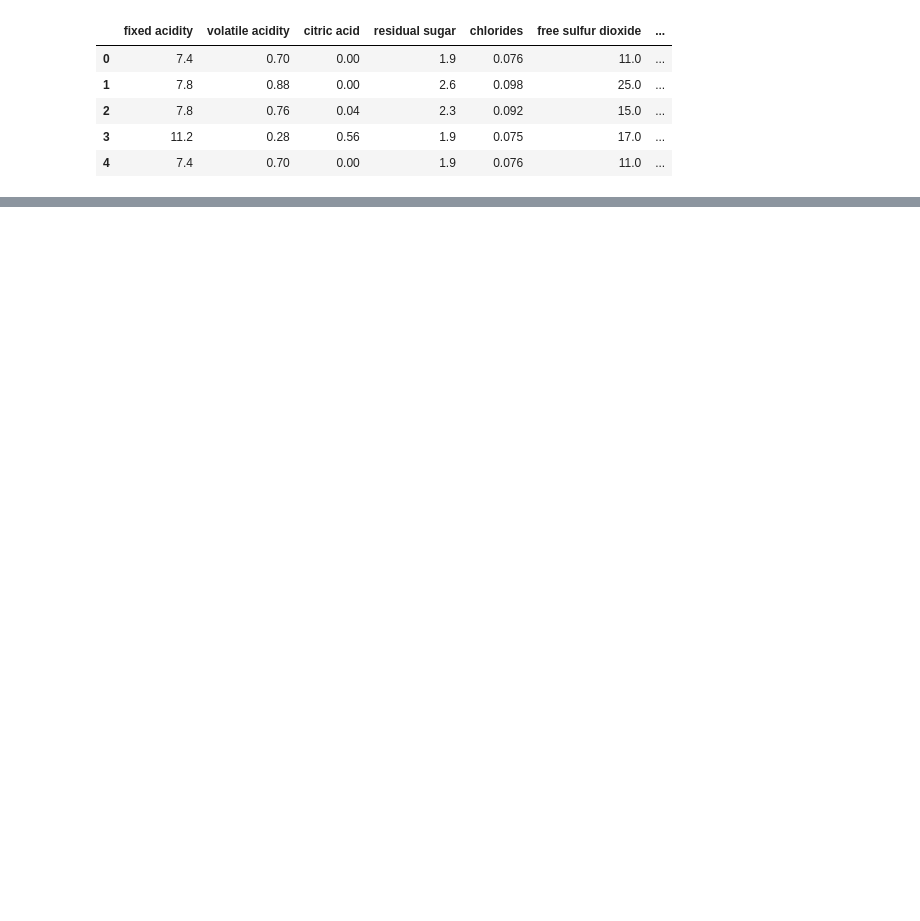
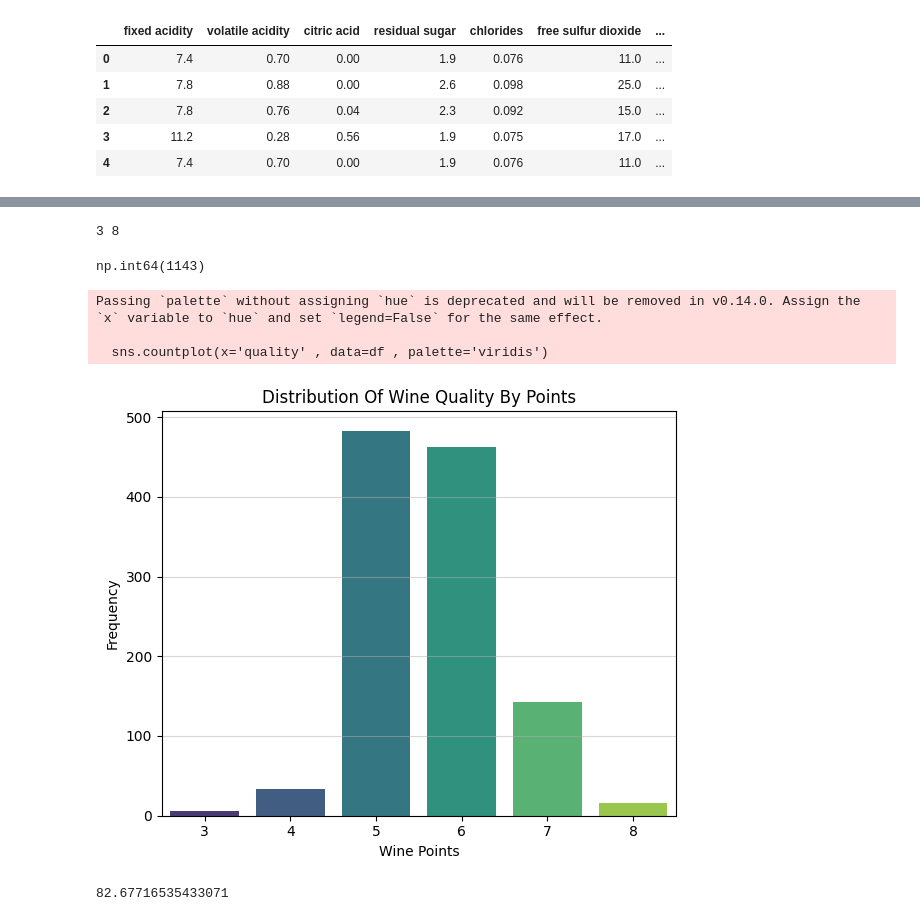
Before and after one commit to Enes004/DataScienceProjects, a Jupyter notebook: WineQualDataset.ipynb, the cells around one changed output, grey strips where cells are left out. Drawn from its saved outputs; the diff is of its cells as text; code cells hidden in the pictures; blank space fills up the shorter version.

Commit message:
wine dataset added

```diff
--- a/WineQualDataset.ipynb
+++ b/WineQualDataset.ipynb
@@ -16,0 +46,32 @@ df.head(5)
+# %%
+print(df["quality"].min() , df["quality"].max())
+#Min 3 point , max 8 point
+# %% [output]
+3 8
+# %%
+#print(df["quality"].mean() , df["quality"].sum())
+#df["quality"].sum() / df["quality"].mean()  #total quality count
+df["quality"].count()
+# %% [output]
+np.int64(1143)
+# %%
+plt.figure(figsize=(6,5))
+sns.countplot(x='quality' , data=df , palette='viridis')
+plt.title("Distribution Of Wine Quality By Points")
+plt.xlabel("Wine Points")
+plt.ylabel("Frequency")
+plt.grid(axis='y', alpha=0.5)
+plt.tight_layout()
+plt.show()
+# %% [output]
+Passing `palette` without assigning `hue` is deprecated and will be removed in v0.14.0. Assign the `x` variable to `hue` and set `legend=False` for the same effect.
+
+  sns.countplot(x='quality' , data=df , palette='viridis')
+[figure, added]
+# %%
+df[(df["quality"]>4) & (df["quality"]<7)].count() #945
+percentage = 945/1143*100
+percentage #82.68
+#82.68% of wines has valued as 5/6 stars
+# %% [output]
+82.67716535433071
```
Also changed, not shown: parts of 10 cells of this notebook.
